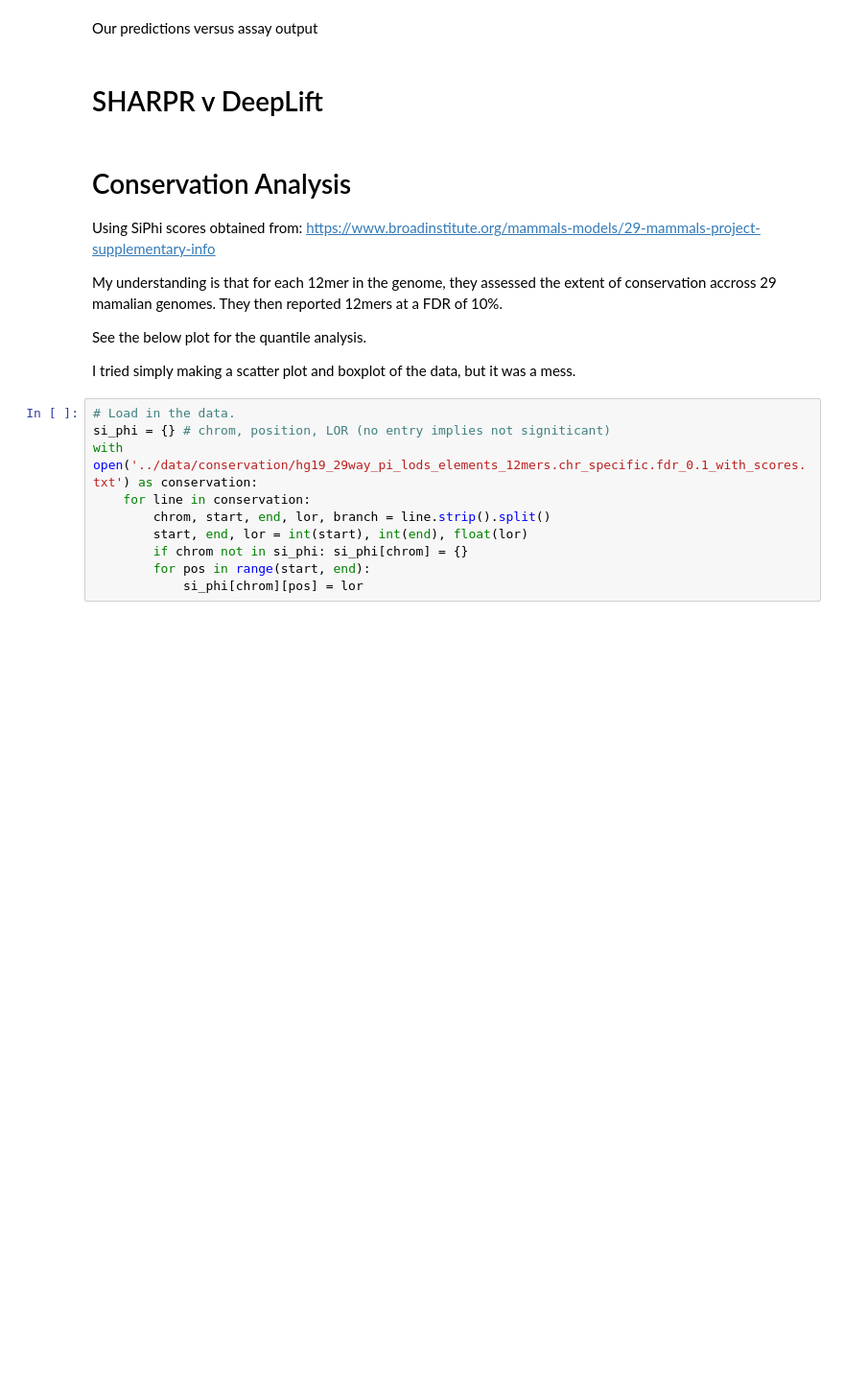
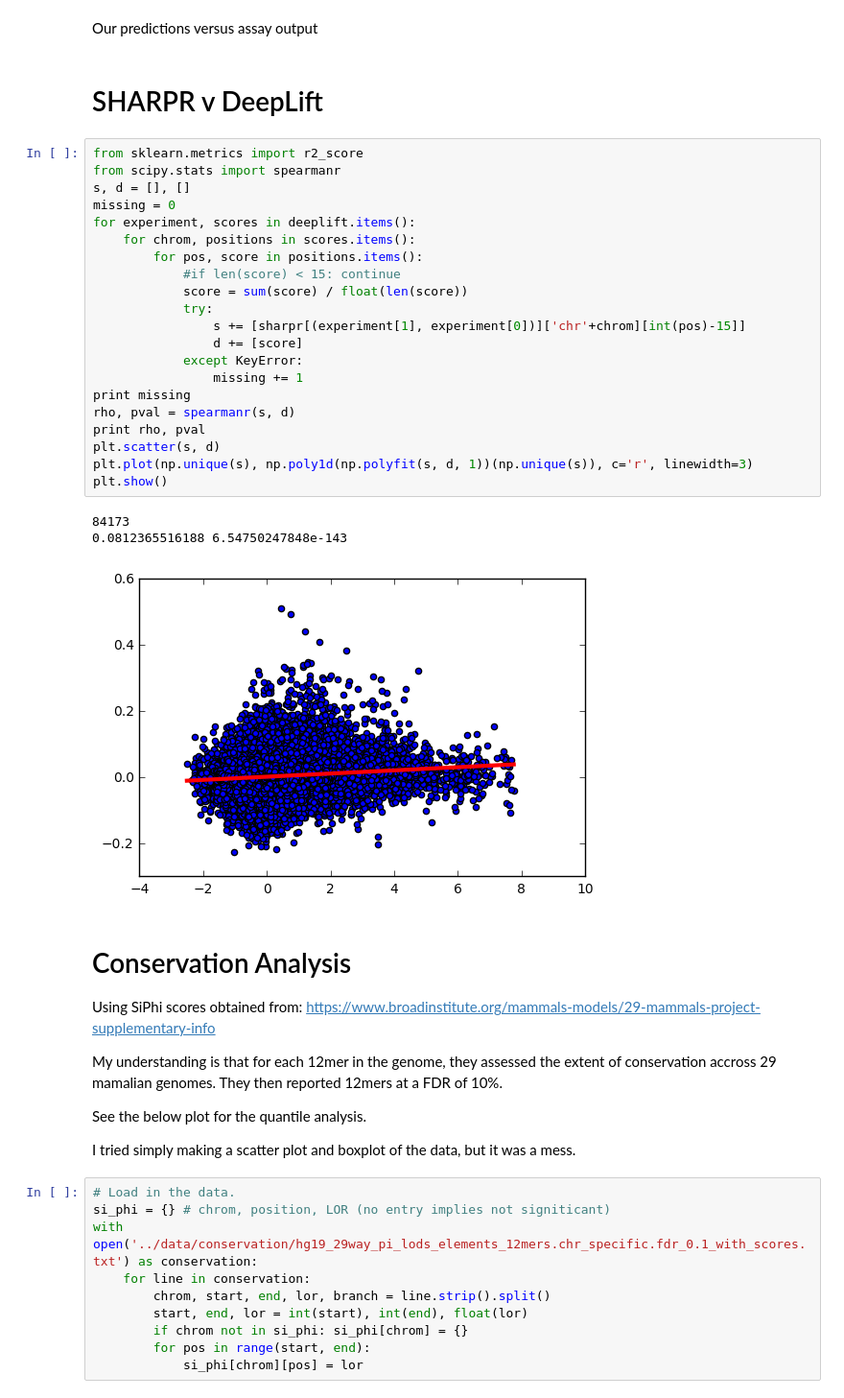
Before and after one commit to irvhsu/cs273b-project, a Jupyter notebook: notebooks/performance_statistics.ipynb, the cells around one changed output. Shown at 96% size. Cells and saved outputs as stored; diff of their text form; blank space fills up the shorter version.

Commit message:
Direct comparison of deeplift to sharpr

```diff
--- a/notebooks/performance_statistics.ipynb
+++ b/notebooks/performance_statistics.ipynb
@@ -58,6 +58,31 @@ deeplift_out/deep_test80.csv
 Our predictions versus assay output
 # %% [markdown]
 # SHARPR v DeepLift
+# %%
+from sklearn.metrics import r2_score
+from scipy.stats import spearmanr
+s, d = [], []
+missing = 0
+for experiment, scores in deeplift.items():
+    for chrom, positions in scores.items():
+        for pos, score in positions.items():
+            #if len(score) < 15: continue
+            score = sum(score) / float(len(score))
+            try:
+                s += [sharpr[(experiment[1], experiment[0])]['chr'+chrom][int(pos)-15]]
+                d += [score]
+            except KeyError:
+                missing += 1
+print missing
+rho, pval = spearmanr(s, d)
+print rho, pval
+plt.scatter(s, d)
+plt.plot(np.unique(s), np.poly1d(np.polyfit(s, d, 1))(np.unique(s)), c='r', linewidth=3)
+plt.show()
+# %% [output]
+84173
+0.0812365516188 6.54750247848e-143
+[figure, added]
 # %% [markdown]
 # Conservation Analysis
 
```
Also changed, not shown: parts of 3 cells of this notebook.
